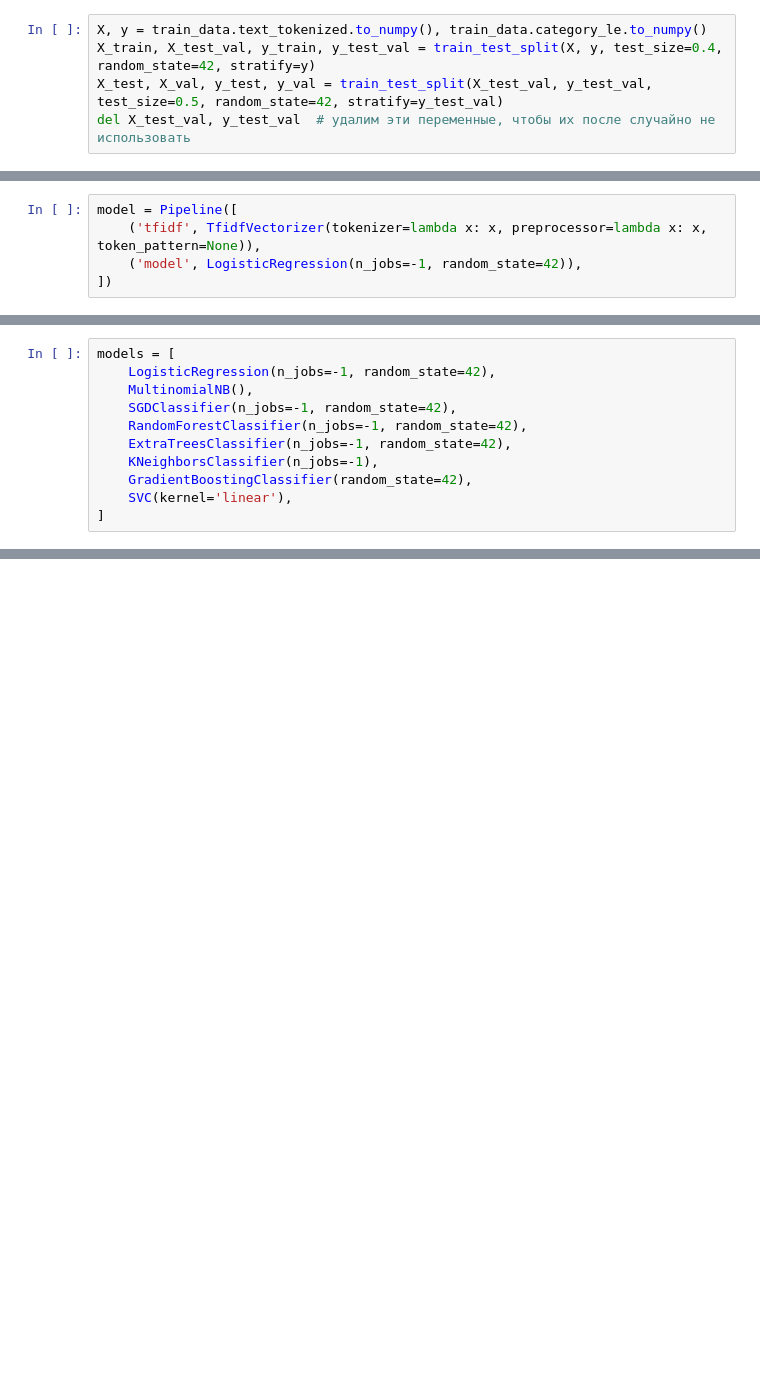
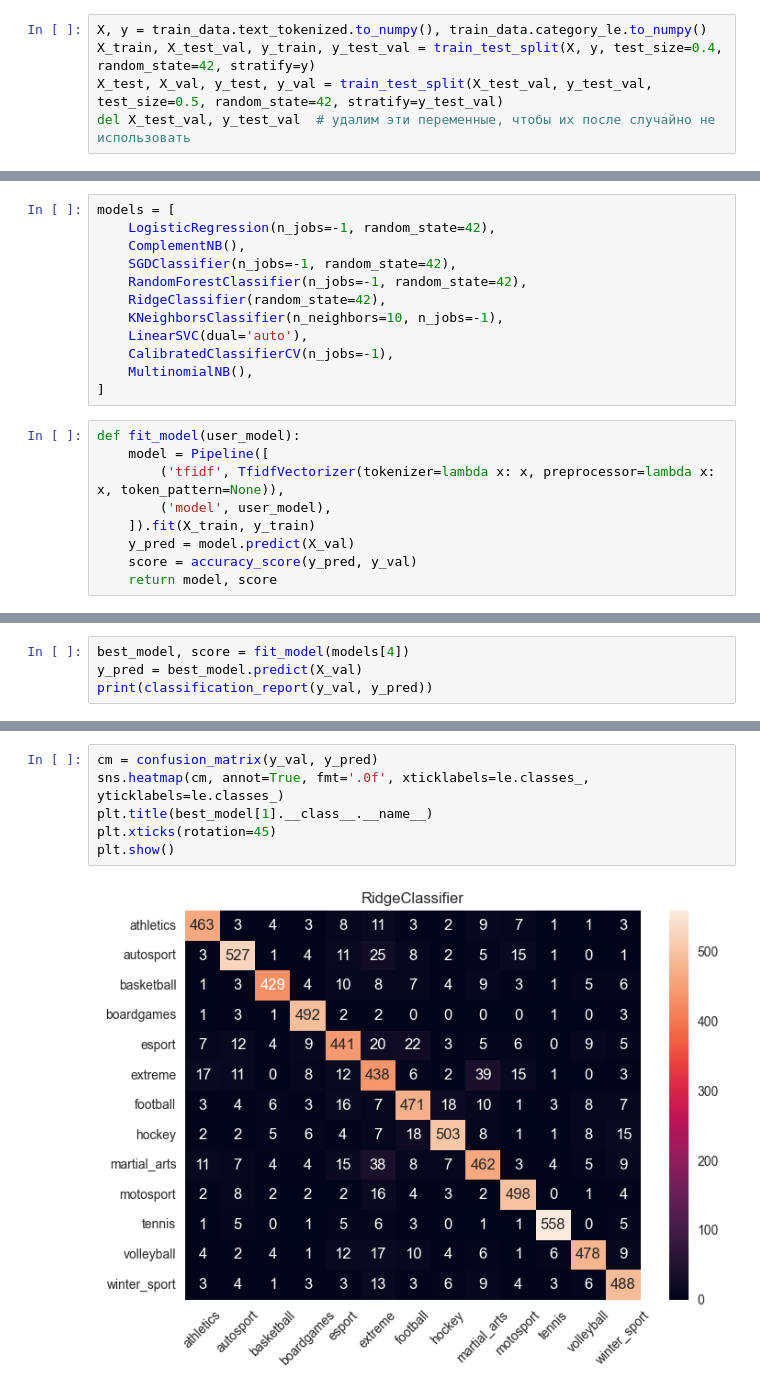
Before and after one commit to kekwak/Coursework-2024, a Jupyter notebook: main.ipynb, the cells around one changed output, grey strips where cells are left out. Saved outputs shown, nothing was run; the diff lists cells and outputs as text; blank space fills up the shorter version.

```diff
--- a/main.ipynb
+++ b/main.ipynb
@@ -318,5 +331,21 @@ del X_test_val, y_test_val  # удалим эти переменные, чтоб
+# %%
+models = [
+    LogisticRegression(n_jobs=-1, random_state=42),
+    ComplementNB(),
+    SGDClassifier(n_jobs=-1, random_state=42),
+    RandomForestClassifier(n_jobs=-1, random_state=42),
+    RidgeClassifier(random_state=42),
+    KNeighborsClassifier(n_neighbors=10, n_jobs=-1),
+    LinearSVC(dual='auto'),
+    CalibratedClassifierCV(n_jobs=-1),
+    MultinomialNB(),
+]
 # %%
-model = Pipeline([
-    ('tfidf', TfidfVectorizer(tokenizer=lambda x: x, preprocessor=lambda x: x, token_pattern=None)),
-    ('model', LogisticRegression(n_jobs=-1, random_state=42)),
-])
+def fit_model(user_model):
+    model = Pipeline([
+        ('tfidf', TfidfVectorizer(tokenizer=lambda x: x, preprocessor=lambda x: x, token_pattern=None)),
+        ('model', user_model),
+    ]).fit(X_train, y_train)
+    y_pred = model.predict(X_val)
+    score = accuracy_score(y_pred, y_val)
+    return model, score
@@ -364,11 +351,0 @@ model = Pipeline([
-# %%
-models = [
-    LogisticRegression(n_jobs=-1, random_state=42),
-    MultinomialNB(),
-    SGDClassifier(n_jobs=-1, random_state=42),
-    RandomForestClassifier(n_jobs=-1, random_state=42),
-    ExtraTreesClassifier(n_jobs=-1, random_state=42),
-    KNeighborsClassifier(n_jobs=-1),
-    GradientBoostingClassifier(random_state=42),
-    SVC(kernel='linear'),
-]
@@ -550,0 +491,4 @@ sum([score(it, ip, len(y_test)) for it, ip in zip(y_test, y_pred)])
+# %%
+best_model, score = fit_model(models[4])
+y_pred = best_model.predict(X_val)
+print(classification_report(y_val, y_pred))
@@ -550,0 +517,8 @@ sum([score(it, ip, len(y_test)) for it, ip in zip(y_test, y_pred)])
+# %%
+cm = confusion_matrix(y_val, y_pred)
+sns.heatmap(cm, annot=True, fmt='.0f', xticklabels=le.classes_, yticklabels=le.classes_)
+plt.title(best_model[1].__class__.__name__)
+plt.xticks(rotation=45)
+plt.show()
+# %% [output]
+[figure, added]
```
Also changed, not shown: parts of 74 cells of this notebook.
